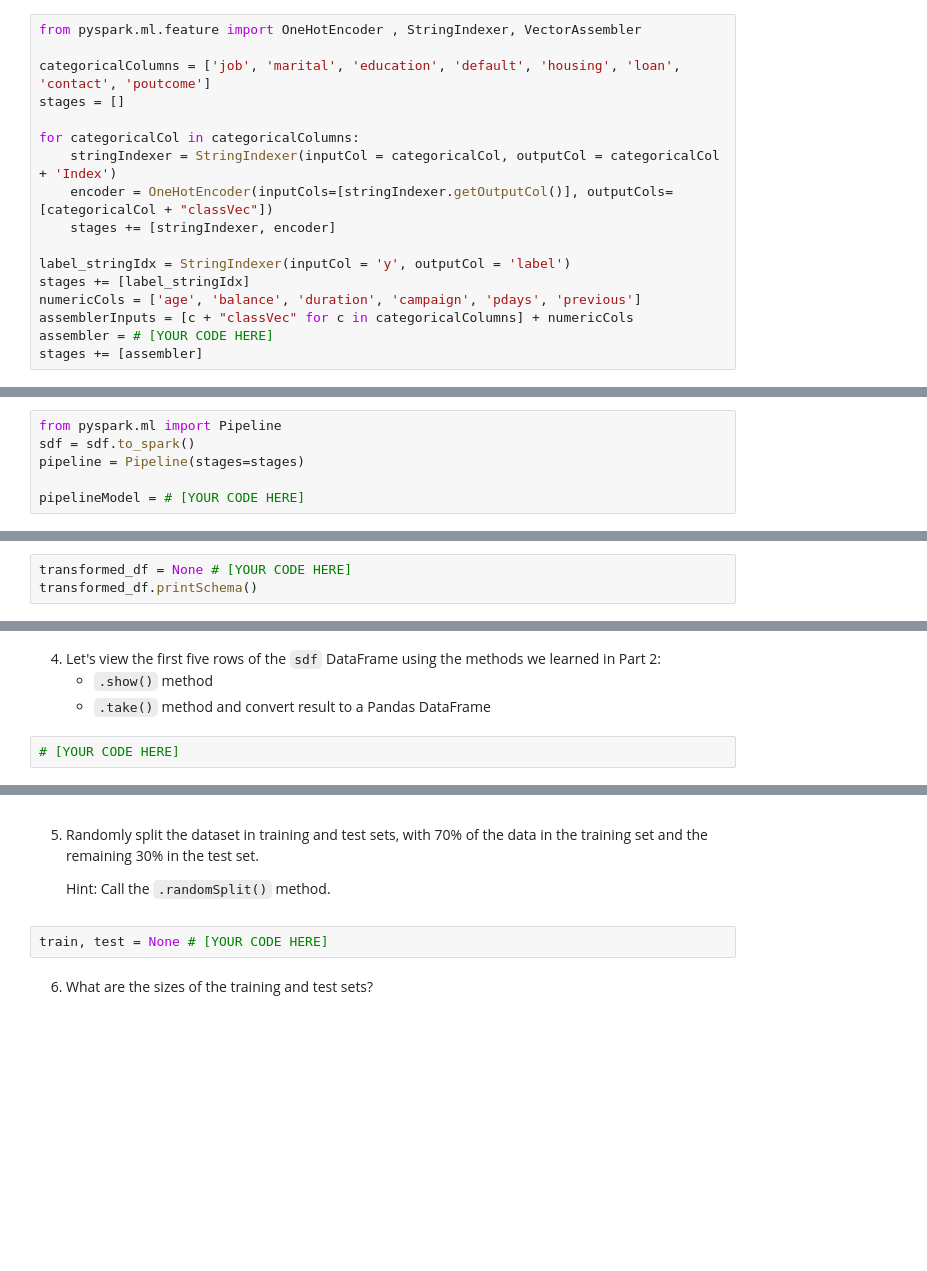
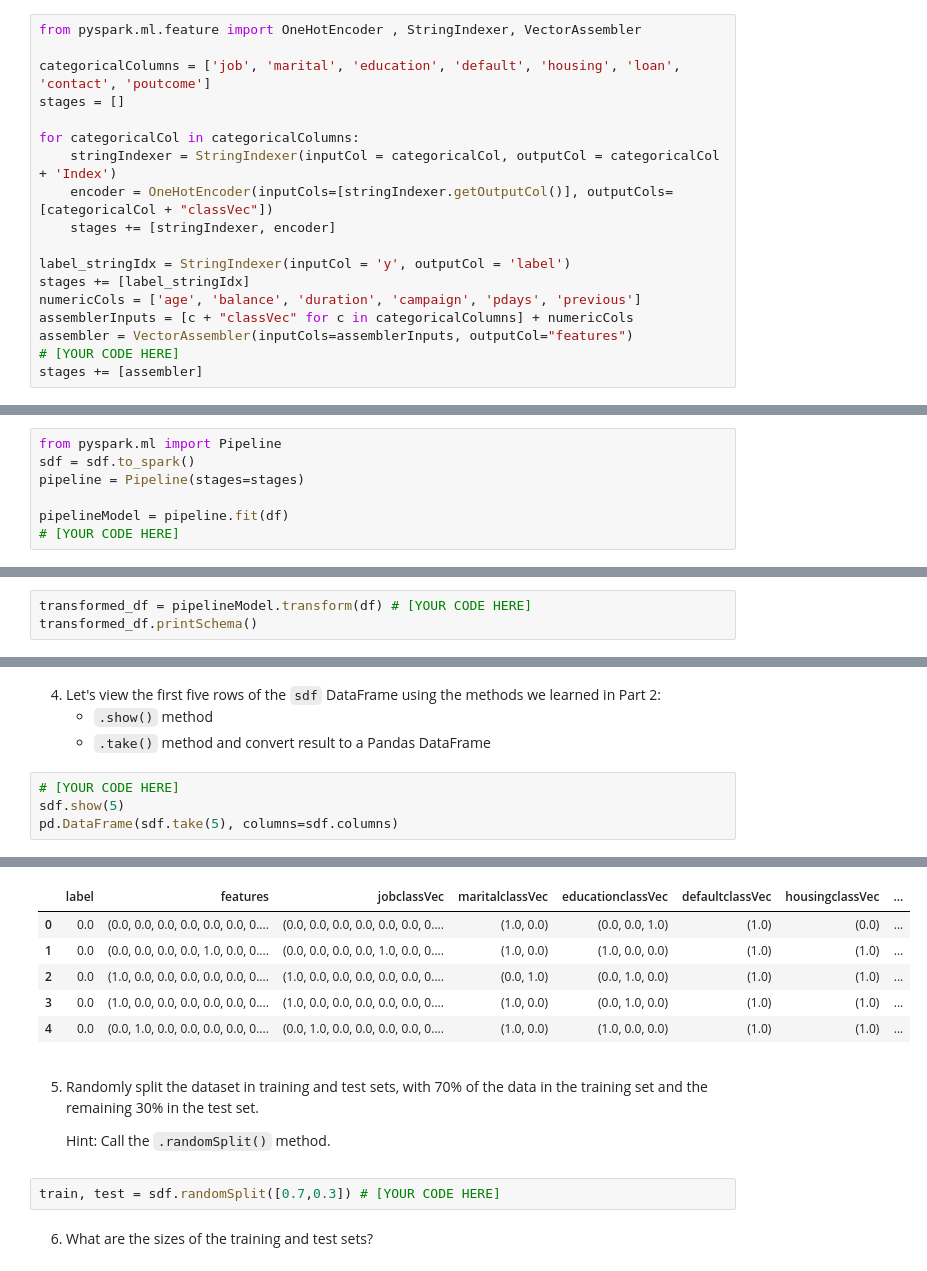
Before and after one commit to yilmazke/FourthBrain_Kemal_MLE_11, a Jupyter notebook: assignments/week-05-big-data/nb/subscription-prediction.ipynb, the cells around one changed output, grey strips where cells are left out. Drawn from its saved outputs; the diff is of its cells as text; blank space fills up the shorter version.

```diff
--- a/assignments/week-05-big-data/nb/subscription-prediction.ipynb
+++ b/assignments/week-05-big-data/nb/subscription-prediction.ipynb
@@ -349,7 +425,8 @@ label_stringIdx = StringIndexer(inputCol = 'y', outputCol = 'label')
 stages += [label_stringIdx]
 numericCols = ['age', 'balance', 'duration', 'campaign', 'pdays', 'previous']
 assemblerInputs = [c + "classVec" for c in categoricalColumns] + numericCols
-assembler = # [YOUR CODE HERE]
+assembler = VectorAssembler(inputCols=assemblerInputs, outputCol="features")
+# [YOUR CODE HERE]
 stages += [assembler]
 # %% [markdown]
 ## Part 4: Pipeline
@@ -364,9 +441,10 @@ from pyspark.ml import Pipeline
 sdf = sdf.to_spark()
 pipeline = Pipeline(stages=stages)
 
-pipelineModel = # [YOUR CODE HERE]
+pipelineModel = pipeline.fit(df)
+# [YOUR CODE HERE]
 # %% [markdown]
 2. Transform `pipelineModel` on `df` and assign this to variable `transformed_df`.
 # %%
-transformed_df = None # [YOUR CODE HERE]
+transformed_df = pipelineModel.transform(df) # [YOUR CODE HERE]
 transformed_df.printSchema()
@@ -382,5 +498,8 @@ sdf.printSchema()
 4. Let's view the first five rows of the `sdf` DataFrame using the methods we learned in Part 2:
     * `.show()` method
     * `.take()` method and convert result to a Pandas DataFrame
-# %%
-# [YOUR CODE HERE]
+# %%
+# [YOUR CODE HERE]
+sdf.show(5)
+pd.DataFrame(sdf.take(5), columns=sdf.columns)
+# %% [output]
@@ -387,9 +516,15 @@ sdf.printSchema()
+|  | label | features | jobclassVec | maritalclassVec | educationclassVec | defaultclassVec | housingclassVec | ... |
+| 0 | 0.0 | (0.0, 0.0, 0.0, 0.0, 0.0, 0.0, 0.... | (0.0, 0.0, 0.0, 0.0, 0.0, 0.0, 0.... | (1.0, 0.0) | (0.0, 0.0, 1.0) | (1.0) | (0.0) | ... |
+| 1 | 0.0 | (0.0, 0.0, 0.0, 0.0, 1.0, 0.0, 0.... | (0.0, 0.0, 0.0, 0.0, 1.0, 0.0, 0.... | (1.0, 0.0) | (1.0, 0.0, 0.0) | (1.0) | (1.0) | ... |
+| 2 | 0.0 | (1.0, 0.0, 0.0, 0.0, 0.0, 0.0, 0.... | (1.0, 0.0, 0.0, 0.0, 0.0, 0.0, 0.... | (0.0, 1.0) | (0.0, 1.0, 0.0) | (1.0) | (1.0) | ... |
+| 3 | 0.0 | (1.0, 0.0, 0.0, 0.0, 0.0, 0.0, 0.... | (1.0, 0.0, 0.0, 0.0, 0.0, 0.0, 0.... | (1.0, 0.0) | (0.0, 1.0, 0.0) | (1.0) | (1.0) | ... |
+| 4 | 0.0 | (0.0, 1.0, 0.0, 0.0, 0.0, 0.0, 0.... | (0.0, 1.0, 0.0, 0.0, 0.0, 0.0, 0.... | (1.0, 0.0) | (1.0, 0.0, 0.0) | (1.0) | (1.0) | ... |
 # %% [markdown]
 5. Randomly split the dataset in training and test sets, with 70% of the data in the training set and the remaining 30% in the test set.
 
     Hint: Call the `.randomSplit()` method.
 # %%
-train, test = None # [YOUR CODE HERE]
+train, test = sdf.randomSplit([0.7,0.3]) # [YOUR CODE HERE]
 # %% [markdown]
 6. What are the sizes of the training and test sets?
 # %%
```
Also changed, not shown: parts of 19 cells of this notebook.
